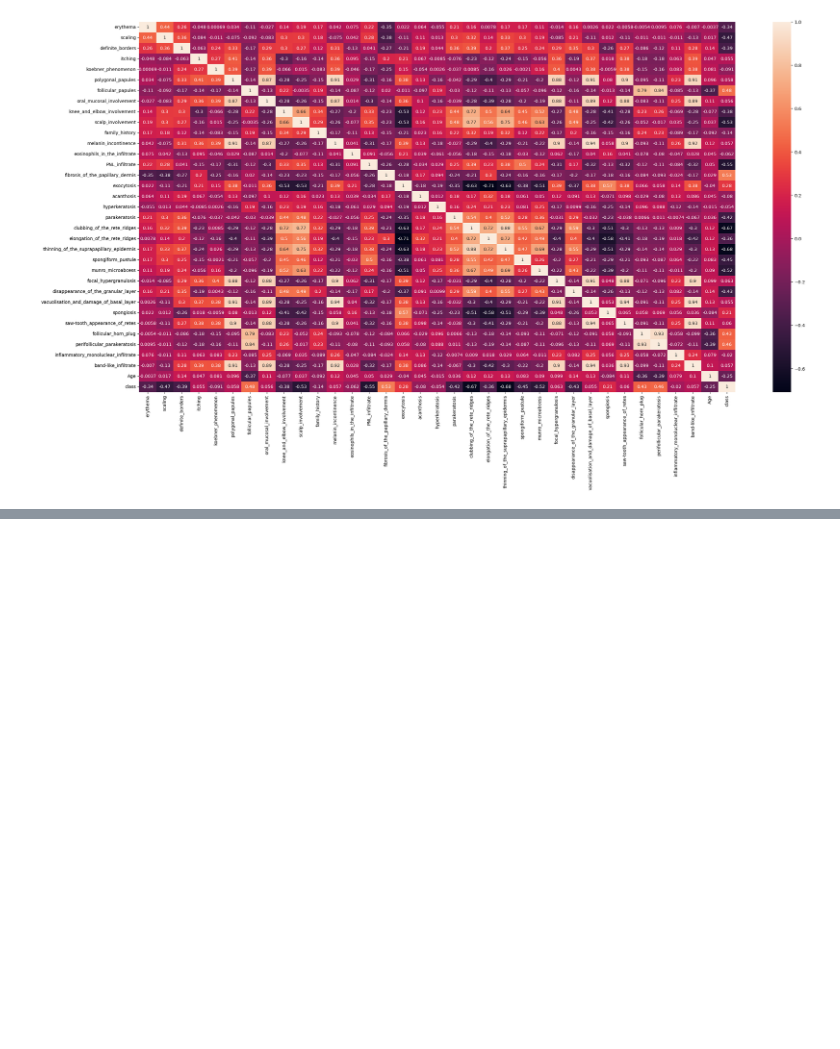
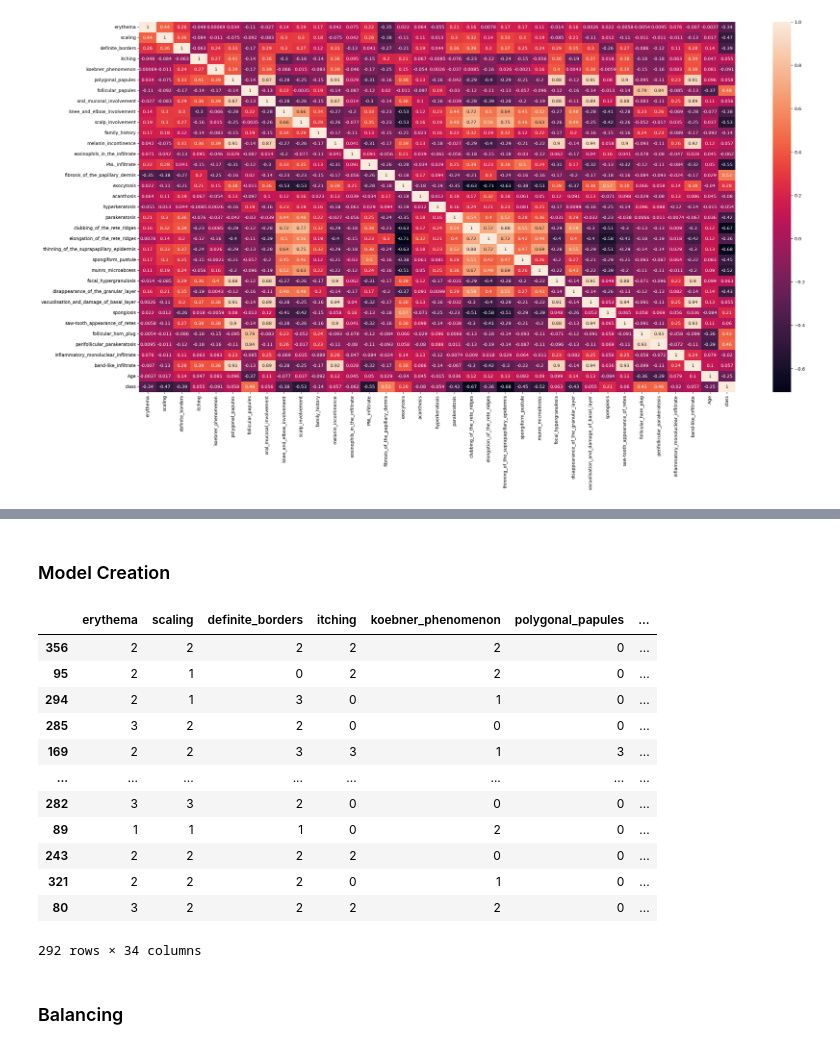
Before and after one commit to NuneShashank/Skin_Disorder, a Jupyter notebook: code.ipynb, the cells around one changed output, grey strips where cells are left out. Saved outputs shown, nothing was run; the diff lists cells and outputs as text; code cells hidden in the pictures; blank space fills up the shorter version.

```diff
--- a/code.ipynb
+++ b/code.ipynb
@@ -580,0 +610,2 @@ pd.crosstab(df['erythema'],df['itching'])
+# %% [markdown]
+### Model Creation
@@ -580,0 +614,20 @@ pd.crosstab(df['erythema'],df['itching'])
+# %%
+x_train,x_test,y_train,y_test=train_test_split(df.drop(['class'],axis=1),df['class'],test_size=0.2,random_state=41)
+# %%
+x_train
+# %% [output]
+|  | erythema | scaling | definite_borders | itching | koebner_phenomenon | polygonal_papules | ... |
+| 356 | 2 | 2 | 2 | 2 | 2 | 0 | ... |
+| 95 | 2 | 1 | 0 | 2 | 2 | 0 | ... |
+| 294 | 2 | 1 | 3 | 0 | 1 | 0 | ... |
+| 285 | 3 | 2 | 2 | 0 | 0 | 0 | ... |
+| 169 | 2 | 2 | 3 | 3 | 1 | 3 | ... |
+| ... | ... | ... | ... | ... | ... | ... | ... |
+| 282 | 3 | 3 | 2 | 0 | 0 | 0 | ... |
+| 89 | 1 | 1 | 1 | 0 | 2 | 0 | ... |
+| 243 | 2 | 2 | 2 | 2 | 0 | 0 | ... |
+| 321 | 2 | 2 | 2 | 0 | 1 | 0 | ... |
+| 80 | 3 | 2 | 2 | 2 | 2 | 0 | ... |
+292 rows × 34 columns
+# %% [markdown]
+### Balancing
```
Also changed, not shown: parts of 107 cells of this notebook.
